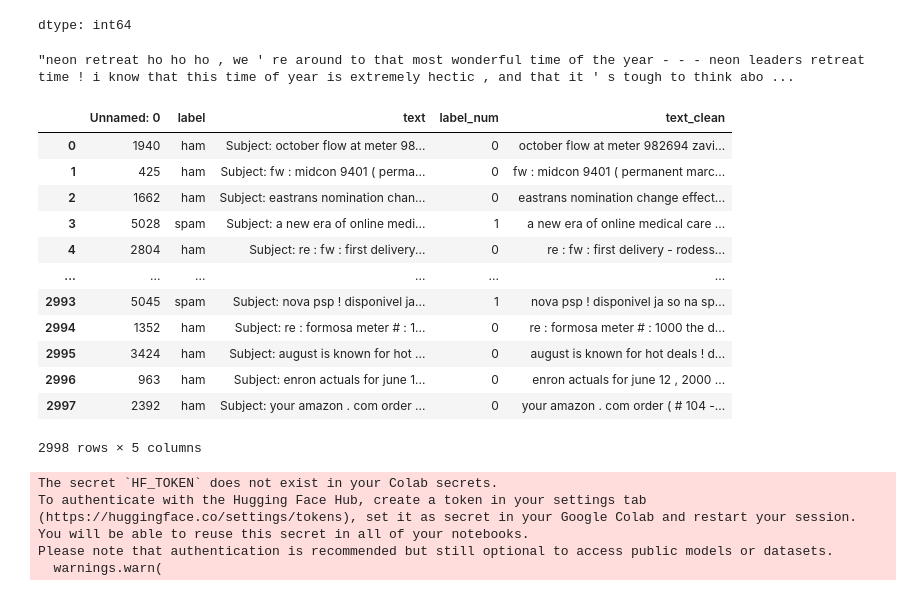
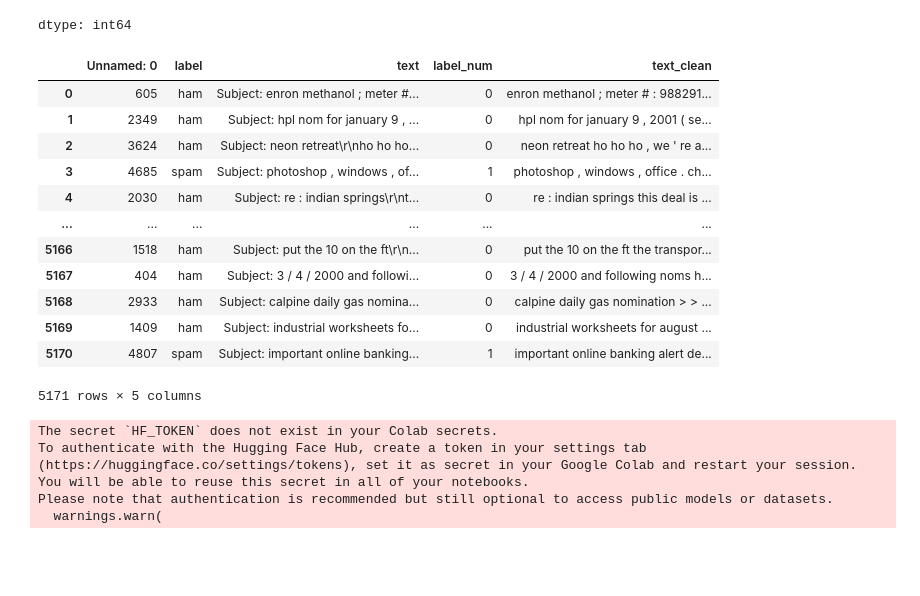
Before and after one commit to solovee/Detector-de-Spam, a Jupyter notebook: spamDetector.ipynb, the cells around one changed output. Cells and saved outputs as stored; diff of their text form; code cells hidden in the pictures; blank space fills up the shorter version.

```diff
--- a/spamDetector.ipynb
+++ b/spamDetector.ipynb
@@ -16,4 +15,4 @@ import pandas as pd
 import numpy as np
 import re
 # %%
-df = pd.read_csv('/root/.cache/kagglehub/datasets/venky73/spam-mails-dataset/versions/1/spam_ham_dataset.csv')
+df = pd.read_csv(f'{path}/spam_ham_dataset.csv')
@@ -62,31 +41,27 @@ def limpar_texto(texto):
     return texto
 
 # Aplicar no DataFrame
-df_bal["text_clean"] = df_bal["text"].apply(limpar_texto)
+df["text_clean"] = df["text"].apply(limpar_texto)
-# %%
-df['text_clean'].iloc[2]
-# %% [output]
-"neon retreat ho ho ho , we ' re around to that most wonderful time of the year - - - neon leaders retreat time ! i know that this time of year is extremely hectic , and that it ' s tough to think abo ...
 # %%
 from transformers import BertTokenizer
 from sklearn.model_selection import train_test_split
 import torch
 from torch.utils.data import Dataset, DataLoader
-# %%
-df_bal
-# %% [output]
-|  | Unnamed: 0 | label | text | label_num | text_clean |
-| 0 | 1940 | ham | Subject: october flow at meter 98... | 0 | october flow at meter 982694 zavi... |
-| 1 | 425 | ham | Subject: fw : midcon 9401 ( perma... | 0 | fw : midcon 9401 ( permanent marc... |
-| 2 | 1662 | ham | Subject: eastrans nomination chan... | 0 | eastrans nomination change effect... |
-| 3 | 5028 | spam | Subject: a new era of online medi... | 1 | a new era of online medical care ... |
-| 4 | 2804 | ham | Subject: re : fw : first delivery... | 0 | re : fw : first delivery - rodess... |
-| ... | ... | ... | ... | ... | ... |
-| 2993 | 5045 | spam | Subject: nova psp ! disponivel ja... | 1 | nova psp ! disponivel ja so na sp... |
-| 2994 | 1352 | ham | Subject: re : formosa meter # : 1... | 0 | re : formosa meter # : 1000 the d... |
-| 2995 | 3424 | ham | Subject: august is known for hot ... | 0 | august is known for hot deals ! d... |
-| 2996 | 963 | ham | Subject: enron actuals for june 1... | 0 | enron actuals for june 12 , 2000 ... |
-| 2997 | 2392 | ham | Subject: your amazon . com order ... | 0 | your amazon . com order ( # 104 -... |
-2998 rows × 5 columns
+# %%
+df
+# %% [output]
+|  | Unnamed: 0 | label | text | label_num | text_clean |
+| 0 | 605 | ham | Subject: enron methanol ; meter #... | 0 | enron methanol ; meter # : 988291... |
+| 1 | 2349 | ham | Subject: hpl nom for january 9 , ... | 0 | hpl nom for january 9 , 2001 ( se... |
+| 2 | 3624 | ham | Subject: neon retreat\r\nho ho ho... | 0 | neon retreat ho ho ho , we ' re a... |
+| 3 | 4685 | spam | Subject: photoshop , windows , of... | 1 | photoshop , windows , office . ch... |
+| 4 | 2030 | ham | Subject: re : indian springs\r\nt... | 0 | re : indian springs this deal is ... |
+| ... | ... | ... | ... | ... | ... |
+| 5166 | 1518 | ham | Subject: put the 10 on the ft\r\n... | 0 | put the 10 on the ft the transpor... |
+| 5167 | 404 | ham | Subject: 3 / 4 / 2000 and followi... | 0 | 3 / 4 / 2000 and following noms h... |
+| 5168 | 2933 | ham | Subject: calpine daily gas nomina... | 0 | calpine daily gas nomination > > ... |
+| 5169 | 1409 | ham | Subject: industrial worksheets fo... | 0 | industrial worksheets for august ... |
+| 5170 | 4807 | spam | Subject: important online banking... | 1 | important online banking alert de... |
+5171 rows × 5 columns
 # %%
 train_texts, val_texts, train_labels, val_labels = train_test_split(
```
Also changed, not shown: parts of 19 cells of this notebook.
